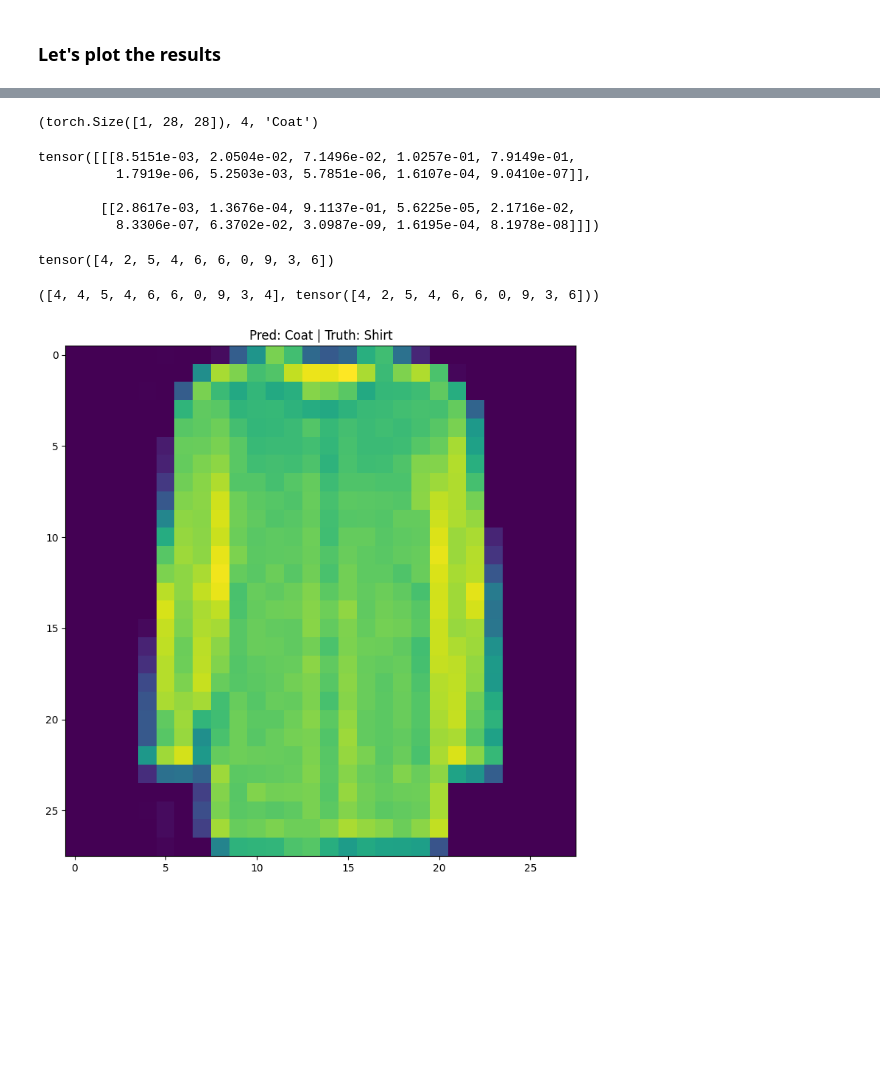
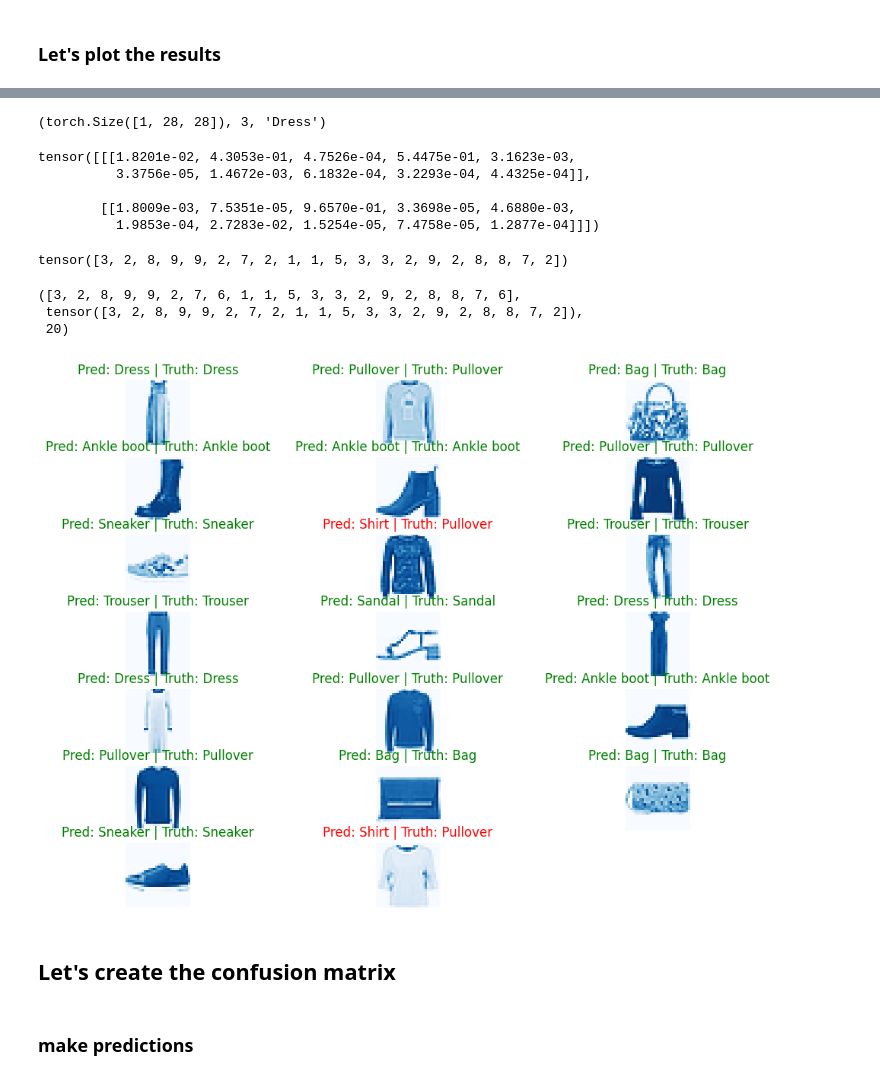
Before and after one commit to MuhammadAbuBakarQureshi/Machine-Learning, a Jupyter notebook: PyTorch/08-PyTorch-Computer-Vision.ipynb, the cells around one changed output, grey strips where cells are left out. Drawn from its saved outputs; the diff is of its cells as text; code cells hidden in the pictures; blank space fills up the shorter version.

```diff
--- a/PyTorch/08-PyTorch-Computer-Vision.ipynb
+++ b/PyTorch/08-PyTorch-Computer-Vision.ipynb
@@ -876,45 +899,61 @@ def make_predictions(model: torch.nn.Module,
 test_samples = []
 test_labels = []
 
-for (X, y) in random.sample(list(test_data), k=10):
+for (X, y) in random.sample(list(test_data), k=20):
 
     test_samples.append(X)
     test_labels.append(y)
 # %%
 test_samples[0].shape, test_labels[0], classes[test_labels[0]]
 # %% [output]
-(torch.Size([1, 28, 28]), 4, 'Coat')
+(torch.Size([1, 28, 28]), 3, 'Dress')
 # %%
 pred_probs = make_predictions(model=model_2,
                               data=test_samples)
 
 pred_probs[:2]
 # %% [output]
-tensor([[[8.5151e-03, 2.0504e-02, 7.1496e-02, 1.0257e-01, 7.9149e-01,
-          1.7919e-06, 5.2503e-03, 5.7851e-06, 1.6107e-04, 9.0410e-07]],
+tensor([[[1.8201e-02, 4.3053e-01, 4.7526e-04, 5.4475e-01, 3.1623e-03,
+          3.3756e-05, 1.4672e-03, 6.1832e-04, 3.2293e-04, 4.4325e-04]],
 
-        [[2.8617e-03, 1.3676e-04, 9.1137e-01, 5.6225e-05, 2.1716e-02,
-          8.3306e-07, 6.3702e-02, 3.0987e-09, 1.6195e-04, 8.1978e-08]]])
+        [[1.8009e-03, 7.5351e-05, 9.6570e-01, 3.3698e-05, 4.6880e-03,
+          1.9853e-04, 2.7283e-02, 1.5254e-05, 7.4758e-05, 1.2877e-04]]])
 # %%
 pred_classes = pred_probs.squeeze().argmax(dim=1)
 pred_classes
 # %% [output]
-tensor([4, 2, 5, 4, 6, 6, 0, 9, 3, 6])
+tensor([3, 2, 8, 9, 9, 2, 7, 2, 1, 1, 5, 3, 3, 2, 9, 2, 8, 8, 7, 2])
 # %%
-test_labels, pred_classes
+test_labels, pred_classes, len(test_labels)
 # %% [output]
-([4, 4, 5, 4, 6, 6, 0, 9, 3, 4], tensor([4, 2, 5, 4, 6, 6, 0, 9, 3, 6]))
+([3, 2, 8, 9, 9, 2, 7, 6, 1, 1, 5, 3, 3, 2, 9, 2, 8, 8, 7, 6],
+ tensor([3, 2, 8, 9, 9, 2, 7, 2, 1, 1, 5, 3, 3, 2, 9, 2, 8, 8, 7, 2]),
+ 20)
 # %%
-plt.figure(figsize=(9, 9))
+plt.figure(figsize=(12, 9))
 
-rows = 2
-cols = 5
+rows = 7
+cols = 3
 
 for i, sample in enumerate(test_samples):
 
     label = f"Pred: {classes[test_labels[i]]} | Truth: {classes[pred_classes[i]]}"
 
-    plt.title(label=label)
-    plt.imshow(sample.squeeze())
+    plt.subplot(rows, cols, i + 1)
+
+    if test_labels[i] == pred_classes[i]:
+
+        plt.title(label=label, c='g')
+    else:
+
+        plt.title(label=label, c='r')
+
+
+    plt.imshow(sample.squeeze(), cmap=plt.cm.Blues)
+    plt.axis(False)
 # %% [output]
-[figure, old version]
+[figure, new version]
+# %% [markdown]
+## Let's create the confusion matrix
+# %% [markdown]
+### make predictions
```
Also changed, not shown: parts of 11 cells of this notebook.
